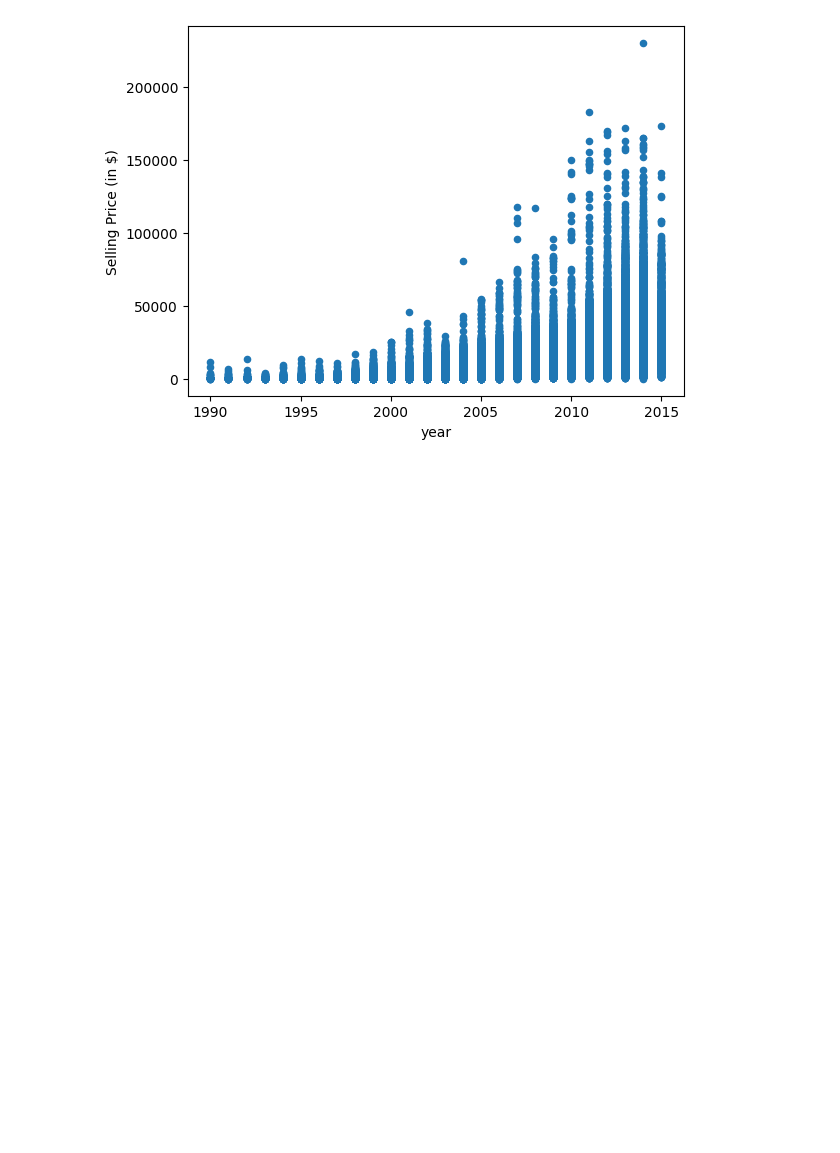
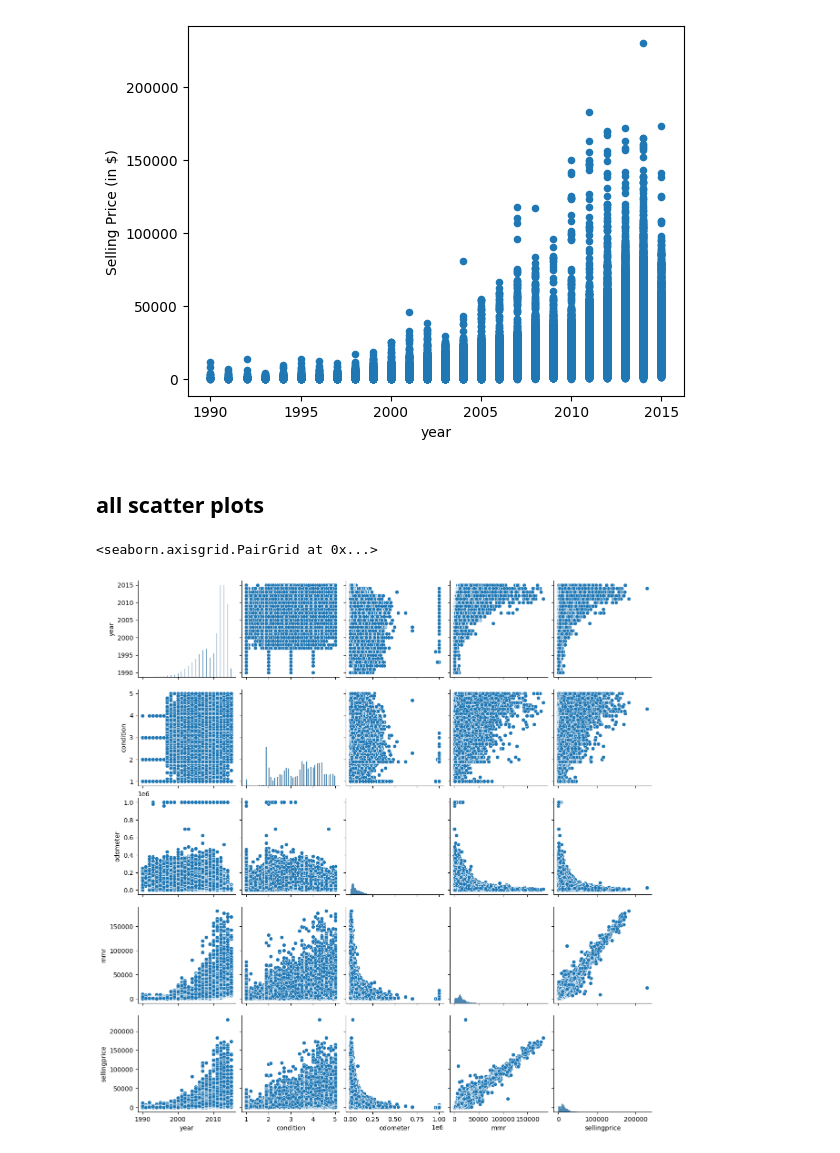
Before and after one commit to LiJnD/car_auctions_analysis, a Jupyter notebook: jupyter_notebooks/carsprice.ipynb, the cells around one changed output. Saved outputs shown, nothing was run; the diff lists cells and outputs as text; code cells hidden in the pictures; blank space fills up the shorter version.

```diff
--- a/jupyter_notebooks/carsprice.ipynb
+++ b/jupyter_notebooks/carsprice.ipynb
@@ -166,3 +169,10 @@ plt.ylabel('Selling Price (in $)')
 plt.show()
 # %% [output]
 [figure]
+# %% [markdown]
+## all scatter plots
+# %%
+sns.pairplot(df_cleaned)
+# %% [output]
+<seaborn.axisgrid.PairGrid at 0x...>
+[figure, added]
```
Also changed, not shown: parts of 16 cells of this notebook.
